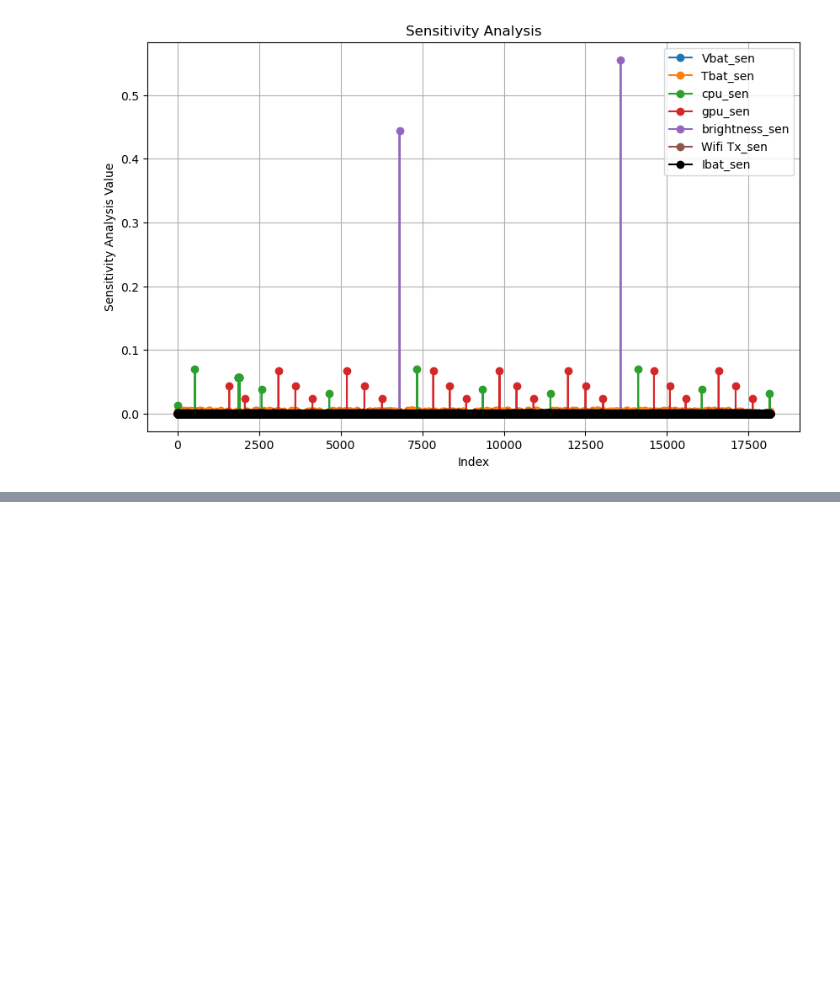
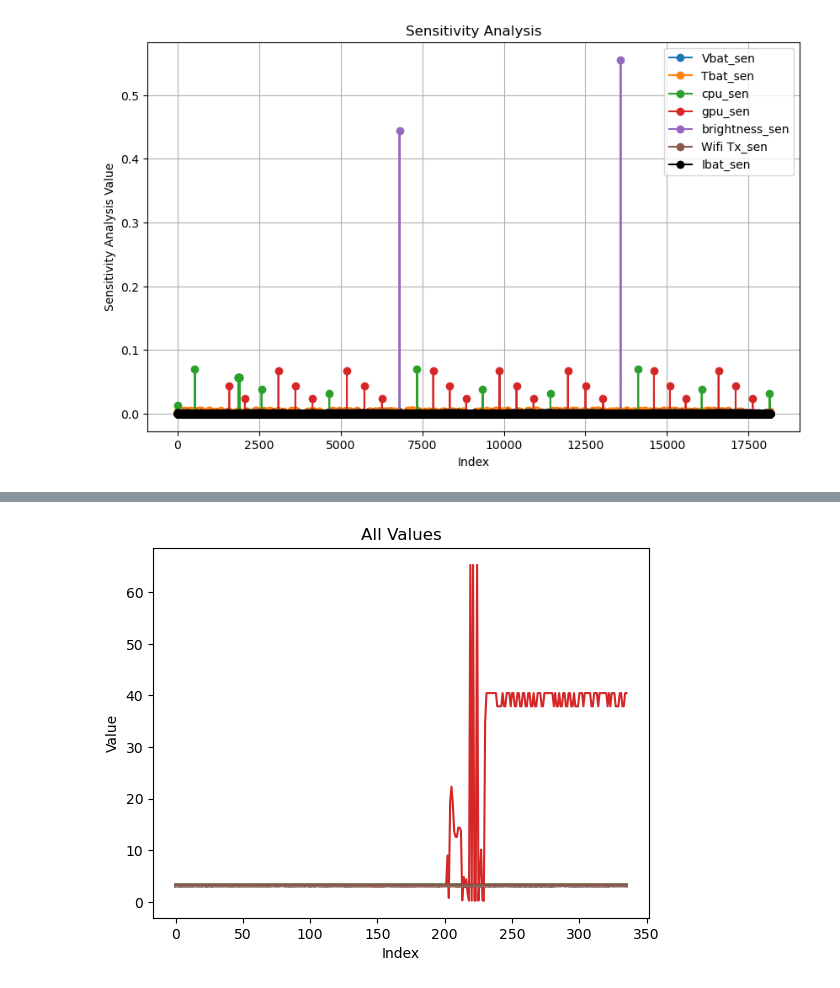
Before and after one commit to Sundeep-D/Battery-management-System-Labs, a Jupyter notebook: Labs/L14 State of Health Practice/L14 State of Health Practice.ipynb, the cells around one changed output, grey strips where cells are left out. Saved outputs shown, nothing was run; the diff lists cells and outputs as text; code cells hidden in the pictures; blank space fills up the shorter version.

```diff
--- a/Labs/L14 State of Health Practice/L14 State of Health Practice.ipynb
+++ b/Labs/L14 State of Health Practice/L14 State of Health Practice.ipynb
@@ -994,0 +1062,25 @@ plt.show()
+# %%
+import pandas as pd
+import matplotlib.pyplot as plt
+
+# Read the CSV file
+df = pd.read_csv('evtrace.csv')
+
+# Extract the "cell vol." column
+cell_vol_column = df['cell vol.']
+
+# Iterate over each row and plot all values
+for cell_vol in cell_vol_column:
+    cell_vol = str(cell_vol).replace("{", "").replace("}", "")  # Convert to string and remove curly braces
+    values = cell_vol.split("|")  # Split by pipe character
+    if len(values) > 1:
+        values = [float(val) for val in values]  # Convert values to float
+        plt.plot(values)
+
+# Customize plot
+plt.xlabel('Index')
+plt.ylabel('Value')
+plt.title('All Values')
+plt.show()
+# %% [output]
+[figure, added]
```
Also changed, not shown: parts of 2 cells of this notebook, 5 other files.
